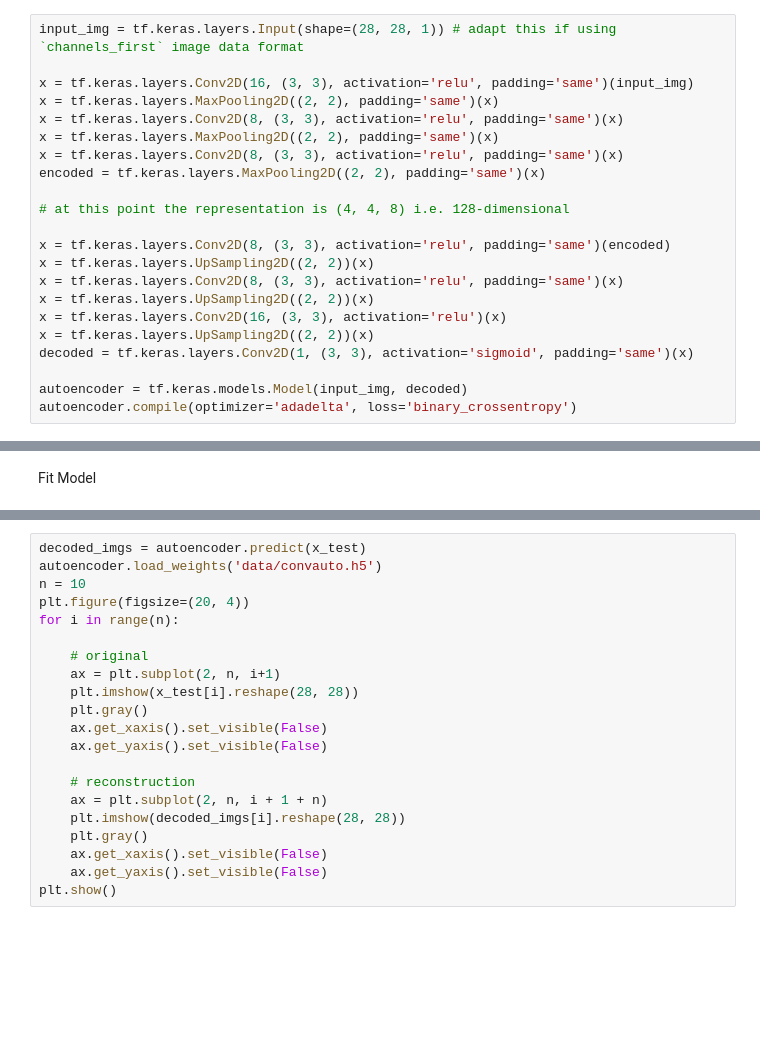
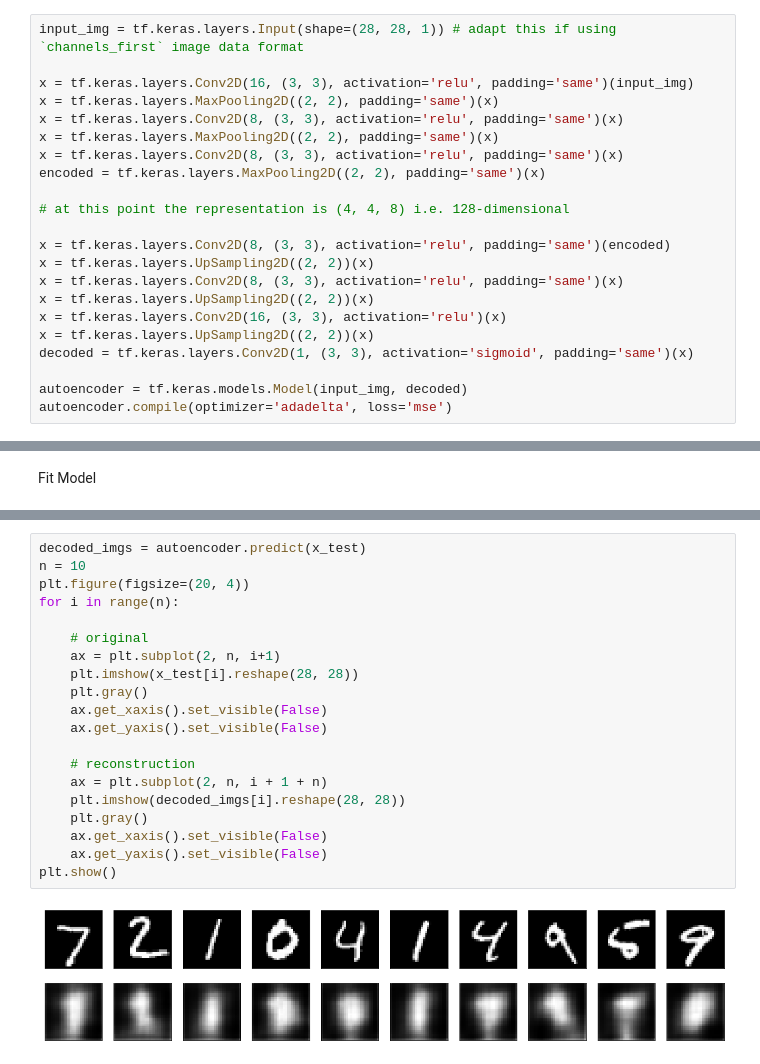
Before and after one commit to shivam-kislay/ATMTransaction, a Jupyter notebook: ShivamKislayAssignment.ipynb, the cells around one changed output, grey strips where cells are left out. Saved outputs shown, nothing was run; the diff lists cells and outputs as text; blank space fills up the shorter version.

```diff
--- a/ShivamKislayAssignment.ipynb
+++ b/ShivamKislayAssignment.ipynb
@@ -393,7 +393,7 @@ x = tf.keras.layers.UpSampling2D((2, 2))(x)
 decoded = tf.keras.layers.Conv2D(1, (3, 3), activation='sigmoid', padding='same')(x)
 
 autoencoder = tf.keras.models.Model(input_img, decoded)
-autoencoder.compile(optimizer='adadelta', loss='binary_crossentropy')
+autoencoder.compile(optimizer='adadelta', loss='mse')
 # %% [markdown]
 Prepare Data Set
 # %%
@@ -433,22 +433,23 @@ Epoch 50/50
 <tensorflow.python.keras.callbacks.History at 0x...>
 # %%
 decoded_imgs = autoencoder.predict(x_test)
-autoencoder.load_weights('data/convauto.h5')
 n = 10
 plt.figure(figsize=(20, 4))
 for i in range(n):
 
     # original
     ax = plt.subplot(2, n, i+1)
     plt.imshow(x_test[i].reshape(28, 28))
     plt.gray()
     ax.get_xaxis().set_visible(False)
     ax.get_yaxis().set_visible(False)
 
     # reconstruction
     ax = plt.subplot(2, n, i + 1 + n)
     plt.imshow(decoded_imgs[i].reshape(28, 28))
     plt.gray()
     ax.get_xaxis().set_visible(False)
     ax.get_yaxis().set_visible(False)
 plt.show()
+# %% [output]
+[figure, added]
```
Also changed, not shown: parts of 4 cells of this notebook.
